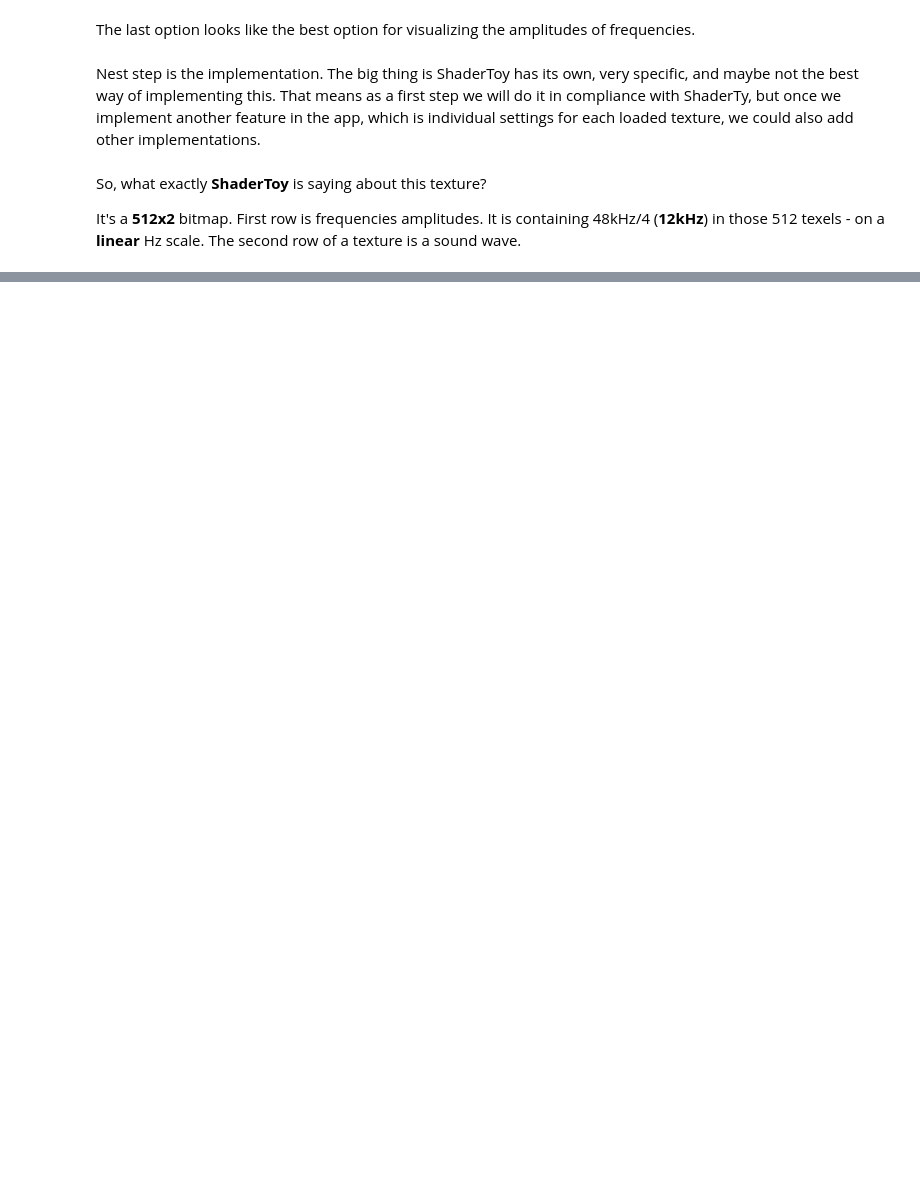
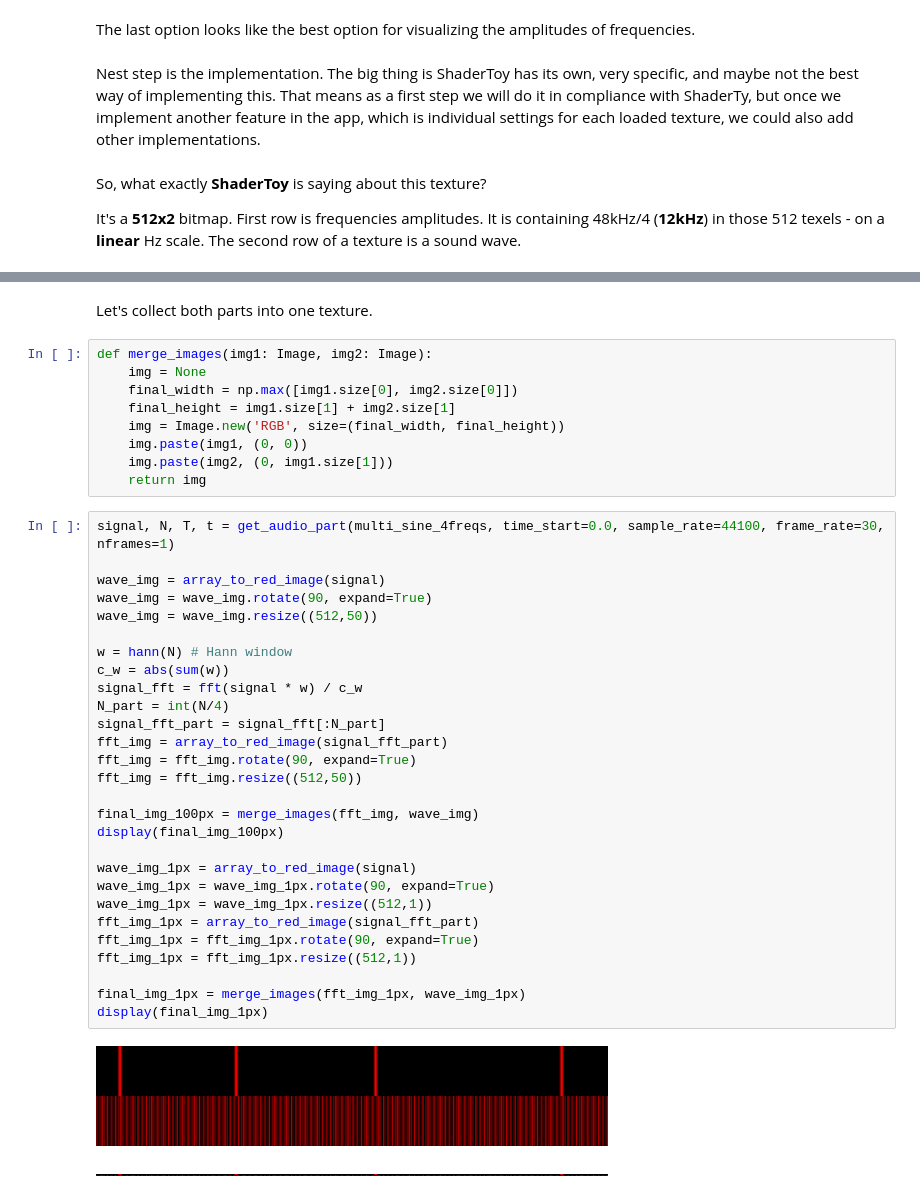
Before and after one commit to utak3r/PyShaderPlayground, a Jupyter notebook: experiments/sound_analysis.ipynb, the cells around one changed output, grey strips where cells are left out. Drawn from its saved outputs; the diff is of its cells as text; blank space fills up the shorter version.

```diff
--- a/experiments/sound_analysis.ipynb
+++ b/experiments/sound_analysis.ipynb
@@ -192,0 +194,42 @@ display(fft_img)
+# %% [markdown]
+Let's collect both parts into one texture.
+# %%
+def merge_images(img1: Image, img2: Image):
+    img = None
+    final_width = np.max([img1.size[0], img2.size[0]])
+    final_height = img1.size[1] + img2.size[1]
+    img = Image.new('RGB', size=(final_width, final_height))
+    img.paste(img1, (0, 0))
+    img.paste(img2, (0, img1.size[1]))
+    return img
+# %%
+signal, N, T, t = get_audio_part(multi_sine_4freqs, time_start=0.0, sample_rate=44100, frame_rate=30, nframes=1)
+
+wave_img = array_to_red_image(signal)
+wave_img = wave_img.rotate(90, expand=True)
+wave_img = wave_img.resize((512,50))
+
+w = hann(N) # Hann window
+c_w = abs(sum(w))
+signal_fft = fft(signal * w) / c_w
+N_part = int(N/4)
+signal_fft_part = signal_fft[:N_part]
+fft_img = array_to_red_image(signal_fft_part)
+fft_img = fft_img.rotate(90, expand=True)
+fft_img = fft_img.resize((512,50))
+
+final_img_100px = merge_images(fft_img, wave_img)
+display(final_img_100px)
+
+wave_img_1px = array_to_red_image(signal)
+wave_img_1px = wave_img_1px.rotate(90, expand=True)
+wave_img_1px = wave_img_1px.resize((512,1))
+fft_img_1px = array_to_red_image(signal_fft_part)
+fft_img_1px = fft_img_1px.rotate(90, expand=True)
+fft_img_1px = fft_img_1px.resize((512,1))
+
+final_img_1px = merge_images(fft_img_1px, wave_img_1px)
+display(final_img_1px)
+# %% [output]
+[figure, added]
+[figure, added]
```
Also changed, not shown: parts of 8 cells of this notebook, 43 other files.
